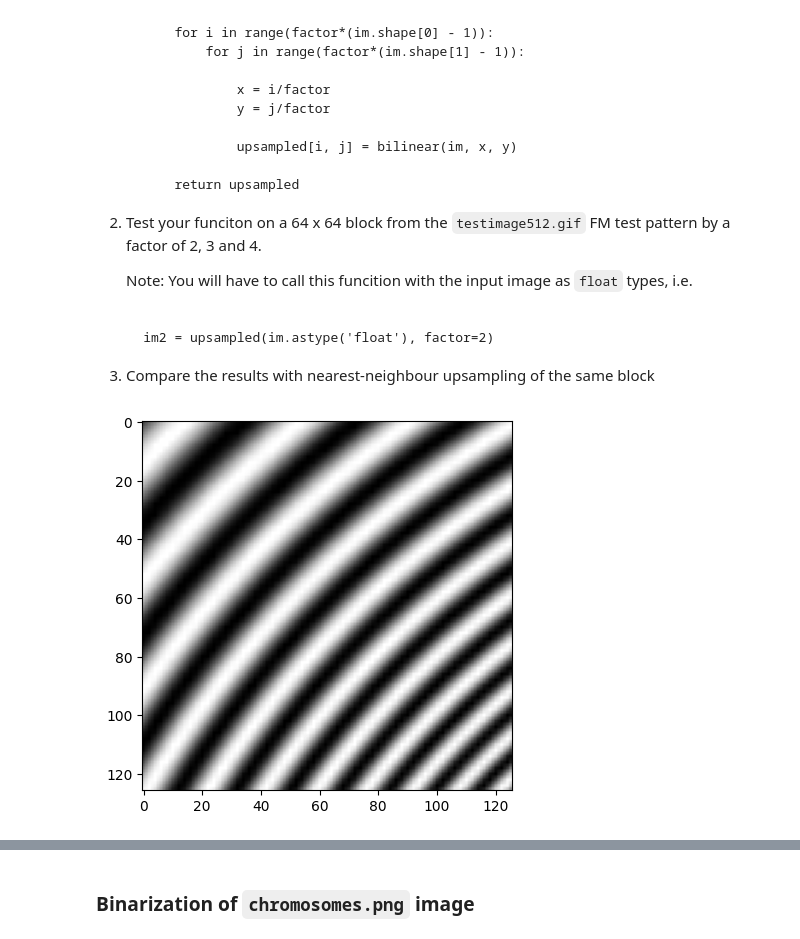
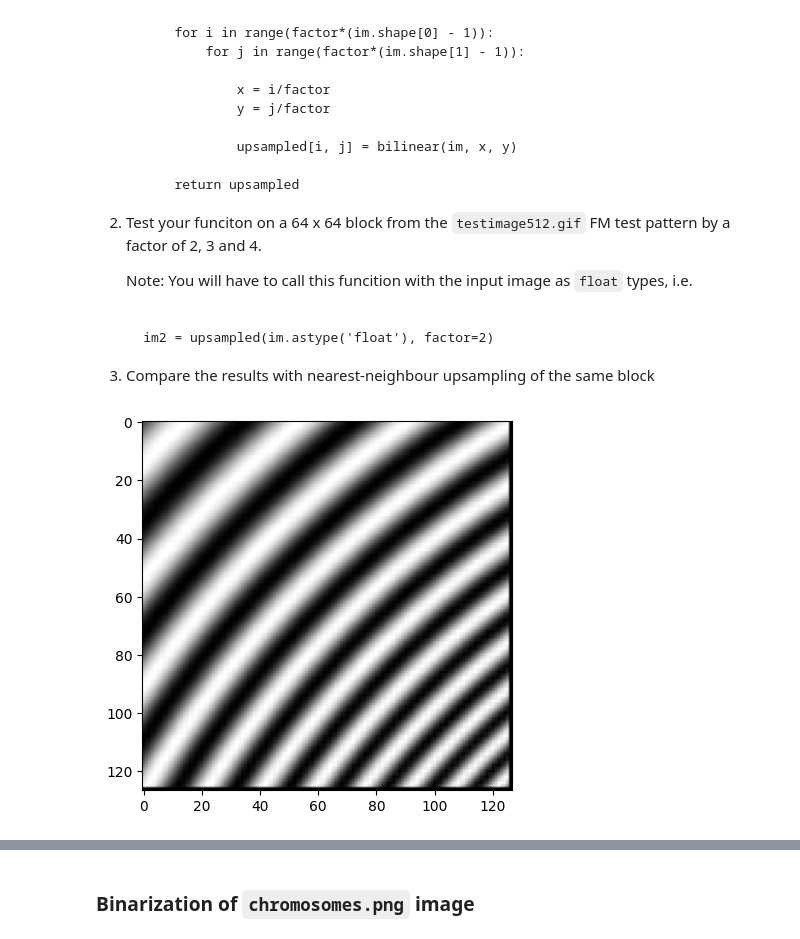
Before and after one commit to Xanonymous-GitHub/cs933-lab, a Jupyter notebook: lab2/lab-2.ipynb, the cells around one changed output, grey strips where cells are left out. Saved outputs shown, nothing was run; the diff lists cells and outputs as text; code cells hidden in the pictures.

```diff
--- a/lab2/lab-2.ipynb
+++ b/lab2/lab-2.ipynb
@@ -177,38 +203,3 @@ We can write this in Python like this:
 ~~~~
 
 3. Compare the results with nearest-neighbour upsampling of the same block
-# %%
-im = np.asarray(Image.open(data_dir + "testimage512.gif"))
-
-
-def bilinear(f, x, y):  # f is a 2D array
-    a = int(np.floor(y))
-
-    fa = interp(f[a, :], x)
-    fb = interp(f[a + 1, :], x)
-
-    dy = y - a
-    return fa + dy * (fb - fa)
-
-
-def upsample(im, factor=2):
-    upsampled = np.zeros(factor * (im.shape - np.array([1, 1])))
-
-    for i in range(factor * (im.shape[0] - 1)):
-        for j in range(factor * (im.shape[1] - 1)):
-            x = i / factor
-            y = j / factor
-
-            upsampled[i, j] = bilinear(im, x, y)
-
-    return upsampled
-
-
-samblock = im[100:164, 100:164]
-
-uped = upsample(samblock.astype(np.float64))
-
-plt.imshow(uped, cmap="grey")
-plt.show()
-# %% [output]
-[figure, removed]
@@ -215,3 +268,33 @@ plt.show()
+# %%
+def up_sample_2d_image(image: np.ndarray, /, *, factor: int = 2) -> np.ndarray:
+    if image.ndim != 2:
+        raise ValueError(
+            f"image must be a 2D numpy array, which has {image.ndim} dimensions."
+        )
+
+    # The 2D version of `2 * length - 1`, where 2 is an example of up-sampling factor.
+    scaled = np.zeros(factor * np.array(image.shape) - np.array([1, 1]))
+
+    for y_ in range(scaled.shape[0] - 1):
+        for x_ in range(scaled.shape[1] - 1):
+            scaled[y_, x_] = calculate_bilinear_interpolate_value_in_image(
+                image,
+                x_of_interpolate_point=x_ / factor,
+                y_of_interpolate_point=y_ / factor,
+            )
+
+    return scaled
+# %%
+im = agent.get_img_located_at("testimage512.gif")
+
+part_of_im = im[100:164, 100:164]
+
+up_sampled = up_sample_2d_image(part_of_im.astype(np.float64), factor=2)
+
+plt.imshow(up_sampled, cmap="grey")
+plt.show()
+# %% [output]
+[figure, added]
 # %% [markdown]
 # Image Binarization and Operations on Binary Images
 
```
Also changed, not shown: parts of 13 cells of this notebook.
